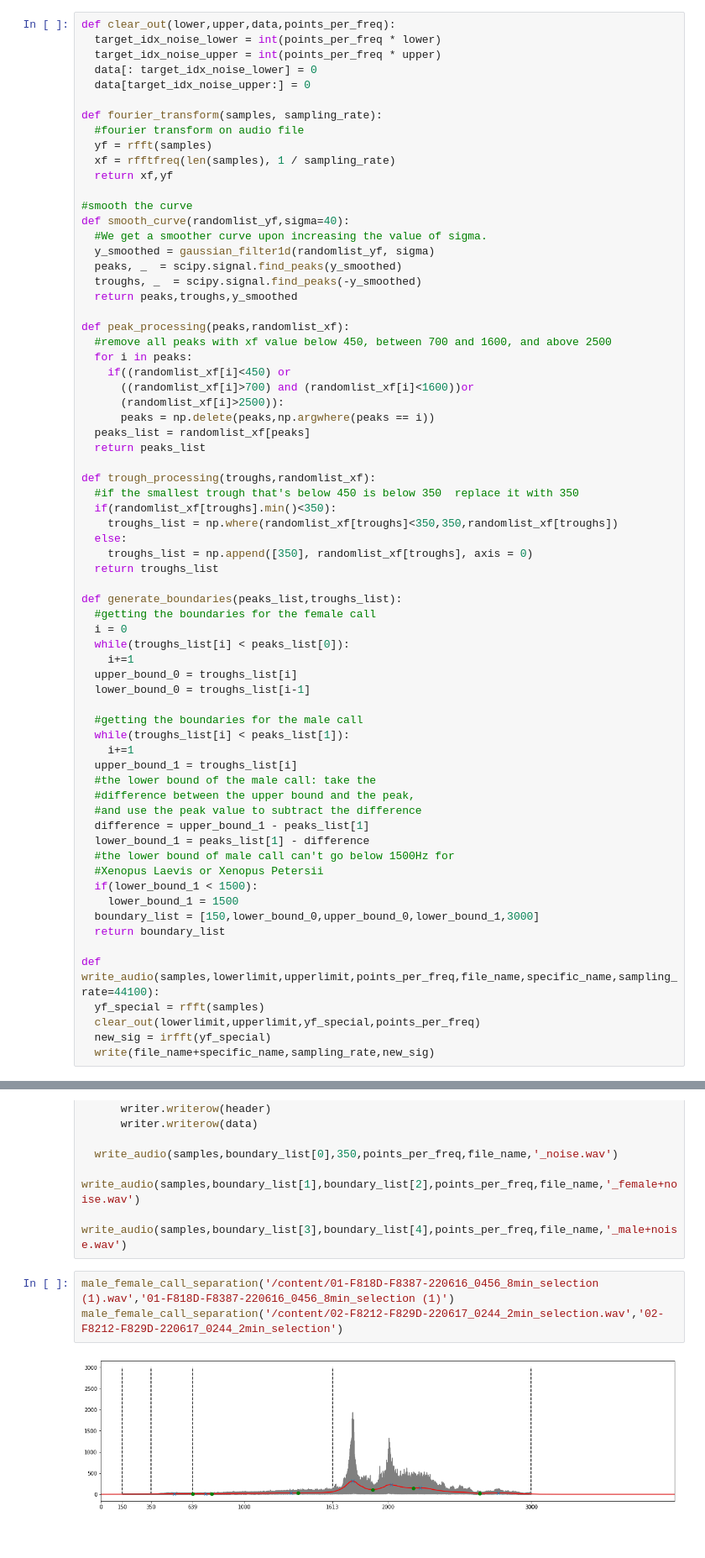
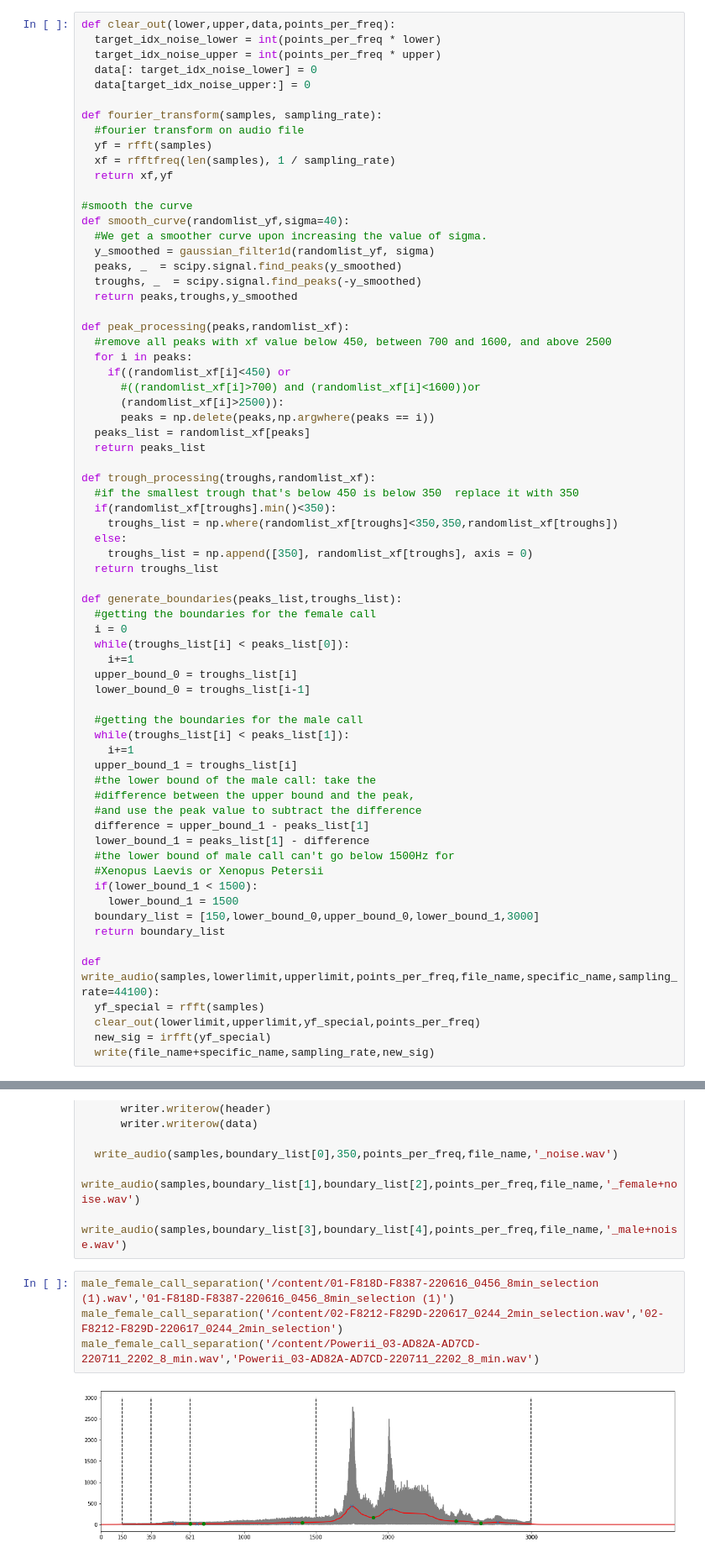
Before and after one commit to james-bole-pan/Xenopus_signal_processing, a Jupyter notebook: Frog_calling_separation_pipline.ipynb, the cells around one changed output, grey strips where cells are left out. Shown: that part at 84% size. Drawn from its saved outputs; the diff is of its cells as text.

Commit message:
Optimized to make Poweri calling patterns included

```diff
--- a/Frog_calling_separation_pipline.ipynb
+++ b/Frog_calling_separation_pipline.ipynb
@@ -59,7 +59,7 @@ def peak_processing(peaks,randomlist_xf):
   #remove all peaks with xf value below 450, between 700 and 1600, and above 2500
   for i in peaks:
     if((randomlist_xf[i]<450) or
-      ((randomlist_xf[i]>700) and (randomlist_xf[i]<1600))or
+      #((randomlist_xf[i]>700) and (randomlist_xf[i]<1600))or
       (randomlist_xf[i]>2500)):
       peaks = np.delete(peaks,np.argwhere(peaks == i))
   peaks_list = randomlist_xf[peaks]
@@ -160,5 +160,6 @@ def male_female_call_separation(file_path,file_name,sampling_rate=44100):
 # %%
 male_female_call_separation('/content/01-F818D-F8387-220616_0456_8min_selection (1).wav','01-F818D-F8387-220616_0456_8min_selection (1)')
 male_female_call_separation('/content/02-F8212-F829D-220617_0244_2min_selection.wav','02-F8212-F829D-220617_0244_2min_selection')
+male_female_call_separation('/content/Powerii_03-AD82A-AD7CD-220711_2202_8_min.wav','Powerii_03-AD82A-AD7CD-220711_2202_8_min.wav')
 # %% [output]
-[figure, old version]
+[figure, new version]
```
Also changed, not shown: parts of 2 cells of this notebook.
